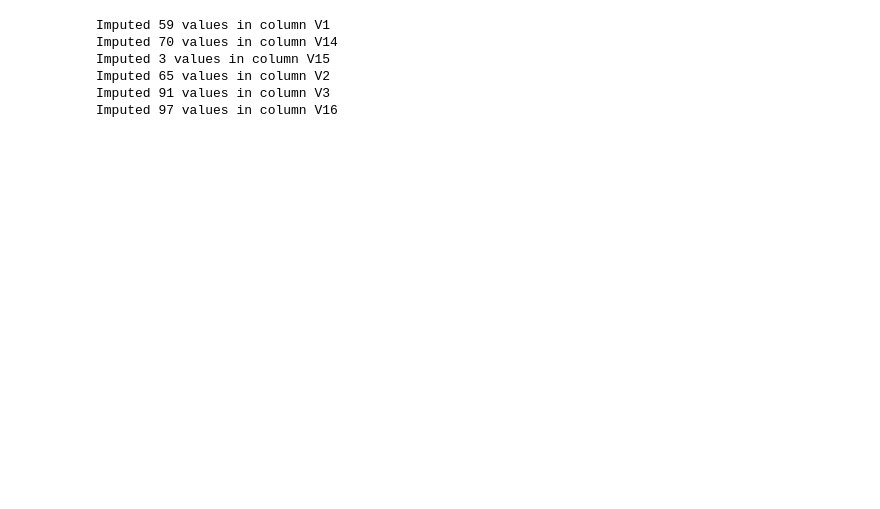
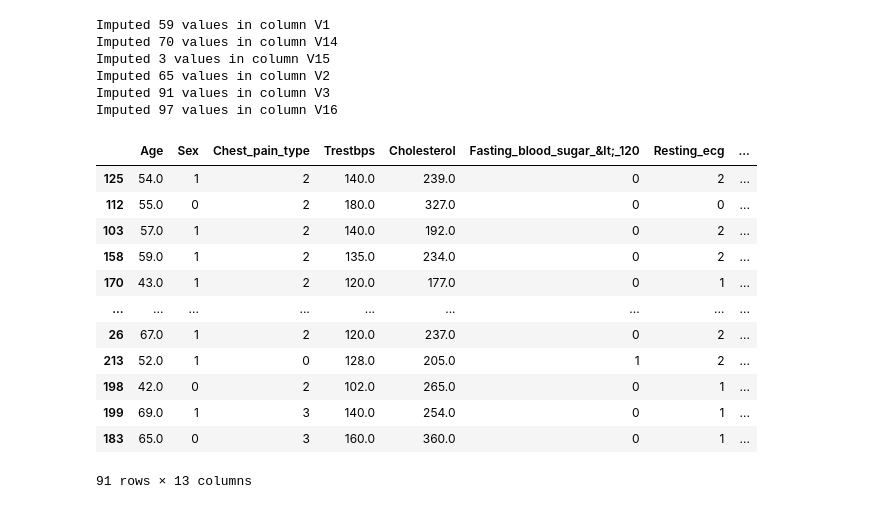
Before and after one commit to SharmaRupali/jenga, a Jupyter notebook: experimental_setups/experimental_setup_revise_ind_od_imp.ipynb, the cells around one changed output. Drawn from its saved outputs; the diff is of its cells as text; code cells hidden in the pictures; blank space fills up the shorter version.

```diff
--- a/experimental_setups/experimental_setup_revise_ind_od_imp.ipynb
+++ b/experimental_setups/experimental_setup_revise_ind_od_imp.ipynb
@@ -1524,0 +1578,16 @@ Imputed 97 values in column V16
+# %%
+test_data
+# %% [output]
+|  | Age | Sex | Chest_pain_type | Trestbps | Cholesterol | Fasting_blood_sugar_&lt;_120 | Resting_ecg | ... |
+| 125 | 54.0 | 1 | 2 | 140.0 | 239.0 | 0 | 2 | ... |
+| 112 | 55.0 | 0 | 2 | 180.0 | 327.0 | 0 | 0 | ... |
+| 103 | 57.0 | 1 | 2 | 140.0 | 192.0 | 0 | 2 | ... |
+| 158 | 59.0 | 1 | 2 | 135.0 | 234.0 | 0 | 2 | ... |
+| 170 | 43.0 | 1 | 2 | 120.0 | 177.0 | 0 | 1 | ... |
+| ... | ... | ... | ... | ... | ... | ... | ... | ... |
+| 26 | 67.0 | 1 | 2 | 120.0 | 237.0 | 0 | 2 | ... |
+| 213 | 52.0 | 1 | 0 | 128.0 | 205.0 | 1 | 2 | ... |
+| 198 | 42.0 | 0 | 2 | 102.0 | 265.0 | 0 | 1 | ... |
+| 199 | 69.0 | 1 | 3 | 140.0 | 254.0 | 0 | 1 | ... |
+| 183 | 65.0 | 0 | 3 | 160.0 | 360.0 | 0 | 1 | ... |
+91 rows × 13 columns
```
Also changed, not shown: parts of 22 cells of this notebook.
